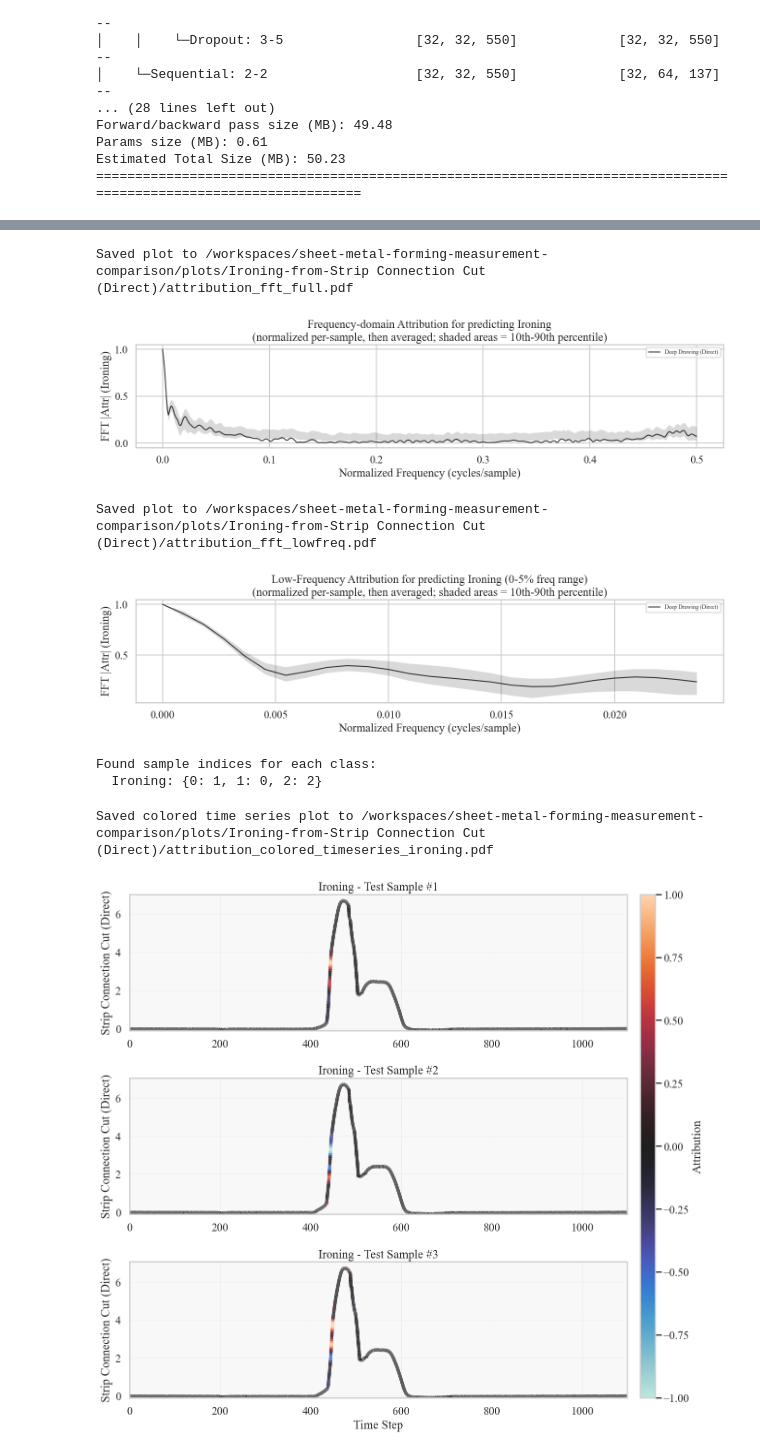
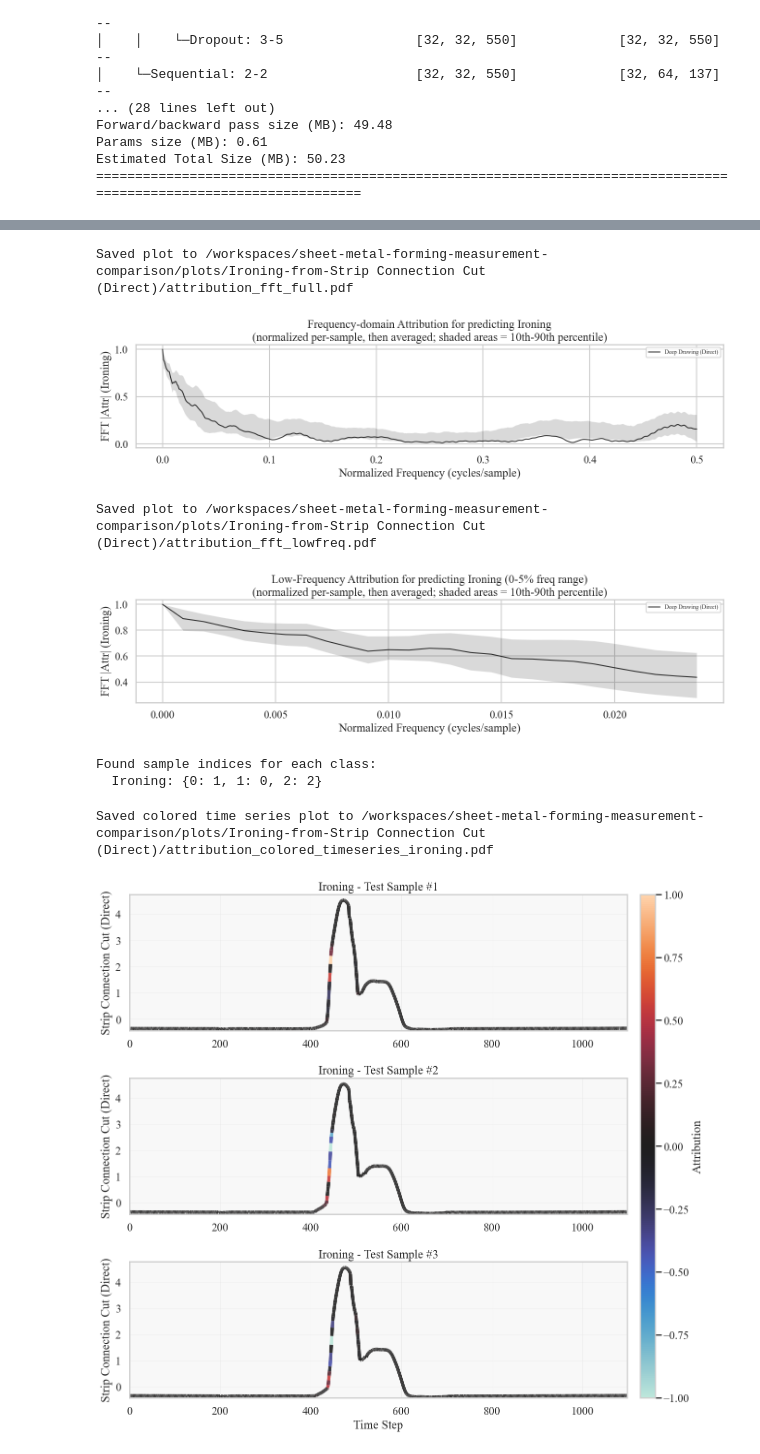
Before and after one commit to felixdivo/sheet-metal-forming-measurement-comparison, a Jupyter notebook: eval_models.ipynb, the cells around one changed output, grey strips where cells are left out. Cells and saved outputs as stored; diff of their text form; code cells hidden in the pictures.

```diff
--- a/eval_models.ipynb
+++ b/eval_models.ipynb
@@ -186,6 +186,19 @@ class SheetMetalDataModule(LightningDataModule):
         n_train = int(len(data) * self.train_ratio)
         n_val = int(len(data) * self.val_ratio)
 
+        # Compute z-score normalization statistics from training data only
+        train_data = data[indices[:n_train]]
+        # Compute mean and std per channel across all training samples and time points
+        # Shape: (n_signals,) -> broadcast to (1, n_signals, 1) for normalization
+        self.data_mean = train_data.mean(axis=(0, 2), keepdims=True)  # (1, n_signals, 1)
+        self.data_std = train_data.std(axis=(0, 2), keepdims=True)    # (1, n_signals, 1)
+        self.data_std = np.where(self.data_std < 1e-8, 1.0, self.data_std)  # Avoid division by zero
+
+        print(f"Z-score normalization - per-channel mean: {self.data_mean.flatten()}, std: {self.data_std.flatten()}")
+
+        # Apply z-score normalization to all data
+        data = (data - self.data_mean) / self.data_std
+
         def make_dataset(idx):
             return SheetMetalDataset(data[idx], {k: v[idx] for k, v in metadata.items()})
 
@@ -485,7 +499,7 @@ wandb_logger.experiment.config.update({
 })
 
 trainer = Trainer(
-    max_epochs=2,
+    max_epochs=20,
     accelerator="auto",
     devices="auto",
     precision="bf16-mixed",
@@ -625,6 +641,18 @@ model.eval()
 device = torch.device("cuda" if torch.cuda.is_available() else "cpu")
 model.to(device)
 print(f"Computing attributions on: {device}")
+
+# Compute mean baseline from training data
+# Using mean baseline highlights what makes each sample different from the average,
+# focusing on discriminative variations rather than baseline signal levels
+print("Computing mean baseline from training data...")
+train_data_list = []
+for train_batch in data_module.train_dataloader():
+    train_data_list.append(train_batch["data"])
+train_data_all = torch.cat(train_data_list, dim=0)
+baseline_mean = train_data_all.mean(dim=0, keepdim=True).to(device)  # Shape: (1, n_signals, n_timepoints)
+print(f"Baseline shape: {baseline_mean.shape}, mean value: {baseline_mean.mean().item():.4f}")
+del train_data_list, train_data_all  # Free memory
 
 # Create wrapper functions for each head (Captum needs single output)
 # and IG instances based on classification target
@@ -658,8 +686,8 @@ for test_batch in tqdm(test_loader, desc="Computing attributions"):
         "Ironing": test_batch["Ironing"].to(device),
     }
 
-    # Baseline is zeros (no signal)
-    baseline = torch.zeros_like(inputs)
+    # Use mean baseline: highlights what makes this sample different from the average
+    baseline = baseline_mean.expand_as(inputs)
 
     # Compute attributions for active targets
     for target_name, ig in ig_instances.items():
@@ -852,7 +882,7 @@ print(f"Saved plot to {plot_path / 'attribution_fft_full.pdf'}")
 plt.show()
 # %% [output]
 Saved plot to /workspaces/sheet-metal-forming-measurement-comparison/plots/Ironing-from-Strip Connection Cut (Direct)/attribution_fft_full.pdf
-[figure, old version]
+[figure, new version]
 # %%
 # Zoomed-in view of low-frequency FFT attribution (first 5%)
 freq_cutoff_pct = 0.05
@@ -896,7 +926,7 @@ print(f"Saved plot to {plot_path / 'attribution_fft_lowfreq.pdf'}")
 plt.show()
 # %% [output]
 Saved plot to /workspaces/sheet-metal-forming-measurement-comparison/plots/Ironing-from-Strip Connection Cut (Direct)/attribution_fft_lowfreq.pdf
-[figure, old version]
+[figure, new version]
 # %%
 # Attribution Visualization: Time Series with Attribution-Colored Points
 # Inspired by attr/plot_mean_attributions.py
@@ -1012,8 +1042,8 @@ for target_name in normalized_attributions.keys():
             # Original time points
             time_points_orig = np.arange(len(signal_values))
 
-            # Interpolate to create smoother line segments (5x more points)
-            interp_factor = 5
+            # Interpolate to create smoother line segments (e.g., 5x more points)
+            interp_factor = 1  # Set to >1 for smoother lines
             time_points_interp = np.linspace(
                 0, len(signal_values) - 1, len(signal_values) * interp_factor)
 
@@ -1054,31 +1084,31 @@ for target_name in normalized_attributions.keys():
         ax.set_ylim(y_min * 1.05, y_max * 1.05)
 
         # Title with 1-indexed sequential numbering
         ax.set_title(f'{target_name} - Test Sample #{class_idx + 1}')
         ax.set_ylabel(y_label)
         ax.set_facecolor('#f8f8f8')
         ax.grid(True, alpha=0.3, linewidth=0.5)
 
         # Only show x-label on bottom plot
         if class_idx == n_classes - 1:
             ax.set_xlabel('Time Step')
 
     # Add colorbar in dedicated axes
     norm = mcolors.Normalize(vmin=-1, vmax=1)
     sm = plt.cm.ScalarMappable(cmap='icefire', norm=norm)
     sm.set_array([])
     cbar = fig.colorbar(sm, cax=cbar_ax)
     cbar.set_label('Attribution')
 
     # Save the plot
     filename_base = f"attribution_colored_timeseries_{target_name.lower().replace(' ', '_')}"
     plt.savefig(plot_path / f"{filename_base}.pdf",
                 bbox_inches='tight', pad_inches=0, dpi=300)
     plt.savefig(plot_path / f"{filename_base}.png",
                 bbox_inches='tight', pad_inches=0, dpi=150)
     print(f"Saved colored time series plot to {plot_path / filename_base}.pdf")
 
     plt.show()
 # %% [output]
 Saved colored time series plot to /workspaces/sheet-metal-forming-measurement-comparison/plots/Ironing-from-Strip Connection Cut (Direct)/attribution_colored_timeseries_ironing.pdf
-[figure, old version]
+[figure, new version]
```
Also changed, not shown: parts of 8 cells of this notebook, 3 other files.
